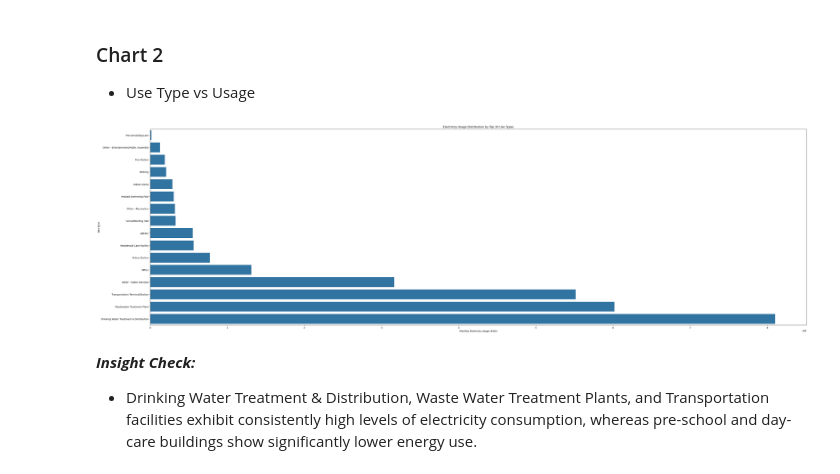
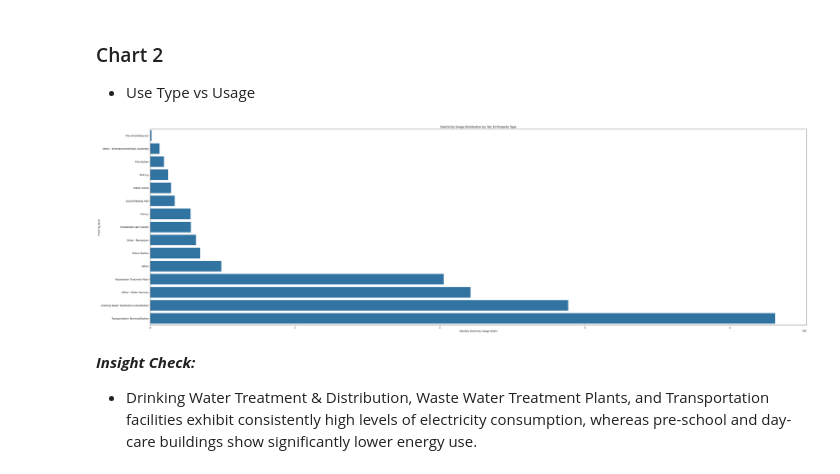
Before and after one commit to JorgeRPMHS/Project, a Jupyter notebook: CPSC_610-Group 6.ipynb, the cells around one changed output. Saved outputs shown, nothing was run; the diff lists cells and outputs as text; code cells hidden in the pictures.

```diff
--- a/CPSC_610-Group 6.ipynb
+++ b/CPSC_610-Group 6.ipynb
@@ -370,6 +370,9 @@ Prepare the dataset for meaningful analysis.
 # ----- 1. Fix Data Types: Convert Date columns to datetime
 date_cols = ["Start Date", "End Date"]
 df_meter_entries[date_cols] = df_meter_entries[date_cols].apply(lambda col: pd.to_datetime(col, errors='coerce'))
+
+df_properties["Gross Floor Area"] = (df_properties["Gross Floor Area"].replace(",", "", regex=True).astype(float))
+df_properties["Occupancy (%)"] = (df_properties["Occupancy (%)"].replace(",", "", regex=True).astype(float))
 
 # ----- 2. Filter Data: Select only "Electric - Grid" meters
 df_meter_entries_electric = df_meter_entries[
@@ -740,22 +727,22 @@ usage indicator, suggesting inefficiencies in energy management or higher energy
 * Use Type vs Usage
 # %%
 # ----- Consumption by Use Type
-df_usage_type = df_merged.groupby("Use Type")["Electricity_Usage_kWh"].sum().reset_index().sort_values(by="Electricity_Usage_kWh", ascending=True)
+df_usage_type = df_merged.groupby("Property_Type")["Electricity_Usage_kWh"].sum().reset_index().sort_values(by="Electricity_Usage_kWh", ascending=True)
 
 plt.figure(figsize=(50, 15))
 sns.barplot(
     data = df_usage_type,
-    y = "Use Type",
+    y = "Property_Type",
     x = "Electricity_Usage_kWh",
     orient="h"
     )
 
-plt.title("Electricity Usage Distribution by Top 10 Use Types")
-plt.ylabel("Use Type")
+plt.title("Electricity Usage Distribution by Top 10 Property Type")
+plt.ylabel("Property_Type")
 plt.xlabel("Monthly Electricity Usage (kWh)")
 plt.show()
 # %% [output]
-[figure, old version]
+[figure, new version]
 # %% [markdown]
 ***Insight Check:***
    * Drinking Water Treatment & Distribution, Waste Water Treatment Plants, and Transportation facilities exhibit consistently high levels of electricity consumption, whereas pre-school and day-care buildings show significantly lower energy use.
```
Also changed, not shown: parts of 9 cells of this notebook.
